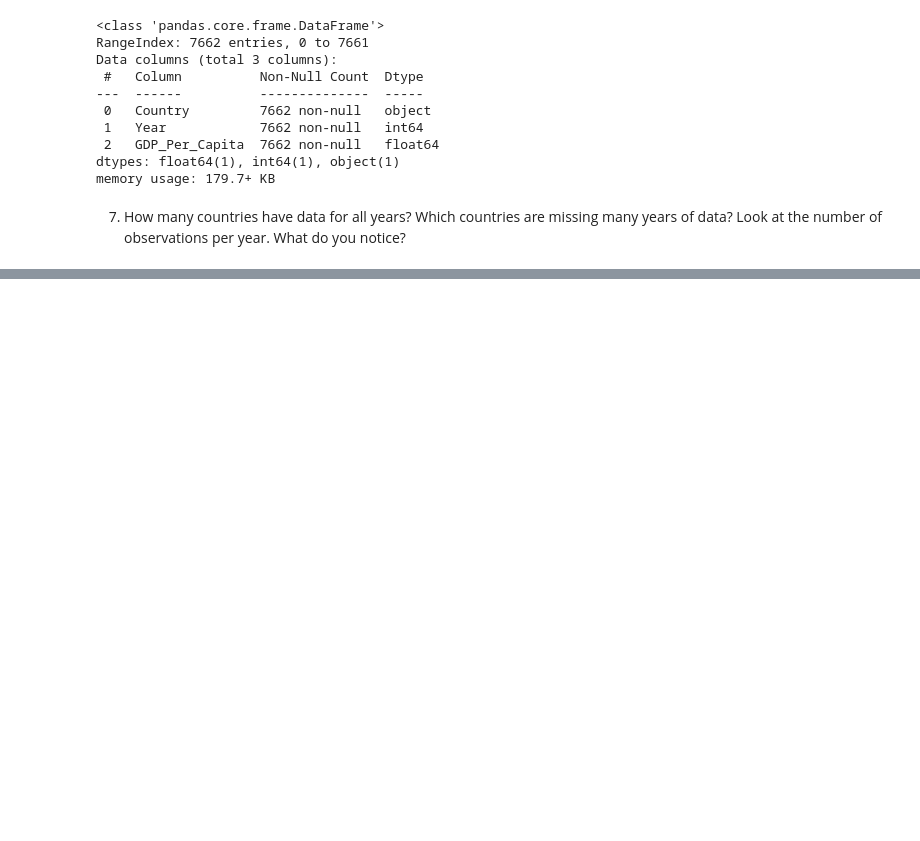
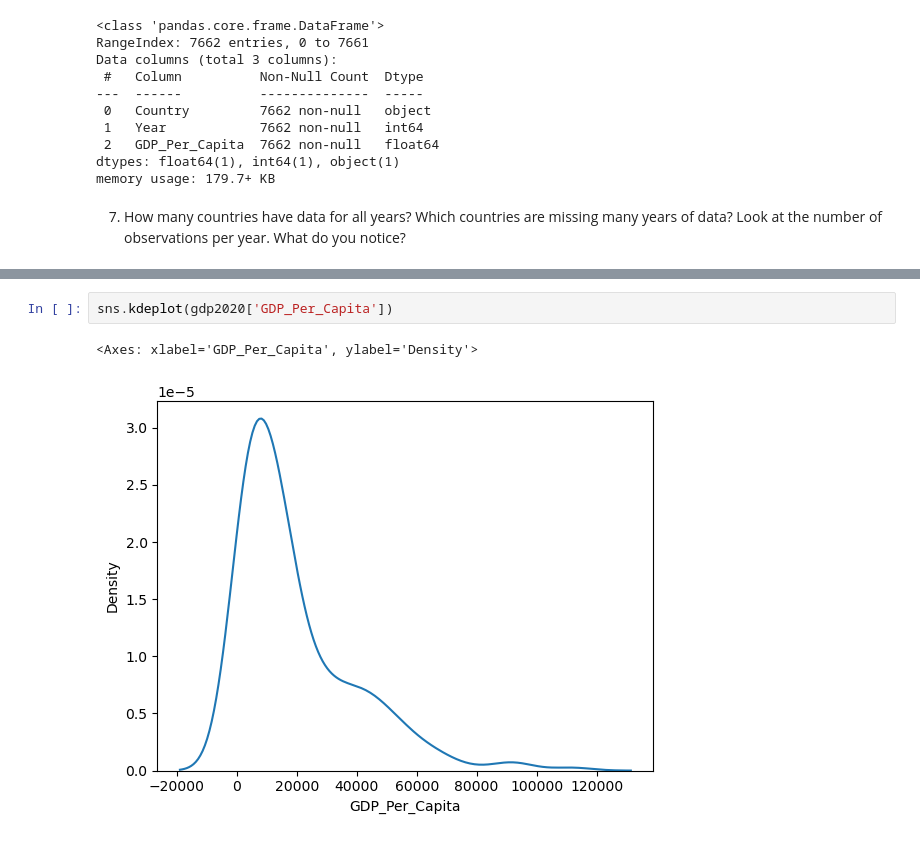
Before and after one commit to NSS-Data-Analytics-Cohort-10/gdp-and-internet-usage-Daniel-Hoover, a Jupyter notebook: Notebooks/un_project.ipynb, the cells around one changed output, grey strips where cells are left out. Cells and saved outputs as stored; diff of their text form; blank space fills up the shorter version.

```diff
--- a/Notebooks/un_project.ipynb
+++ b/Notebooks/un_project.ipynb
@@ -68,0 +137,5 @@ gdp_df.describe()
+# %%
+sns.kdeplot(gdp2020['GDP_Per_Capita'])
+# %% [output]
+<Axes: xlabel='GDP_Per_Capita', ylabel='Density'>
+[figure, added]
```
Also changed, not shown: parts of 21 cells of this notebook.
